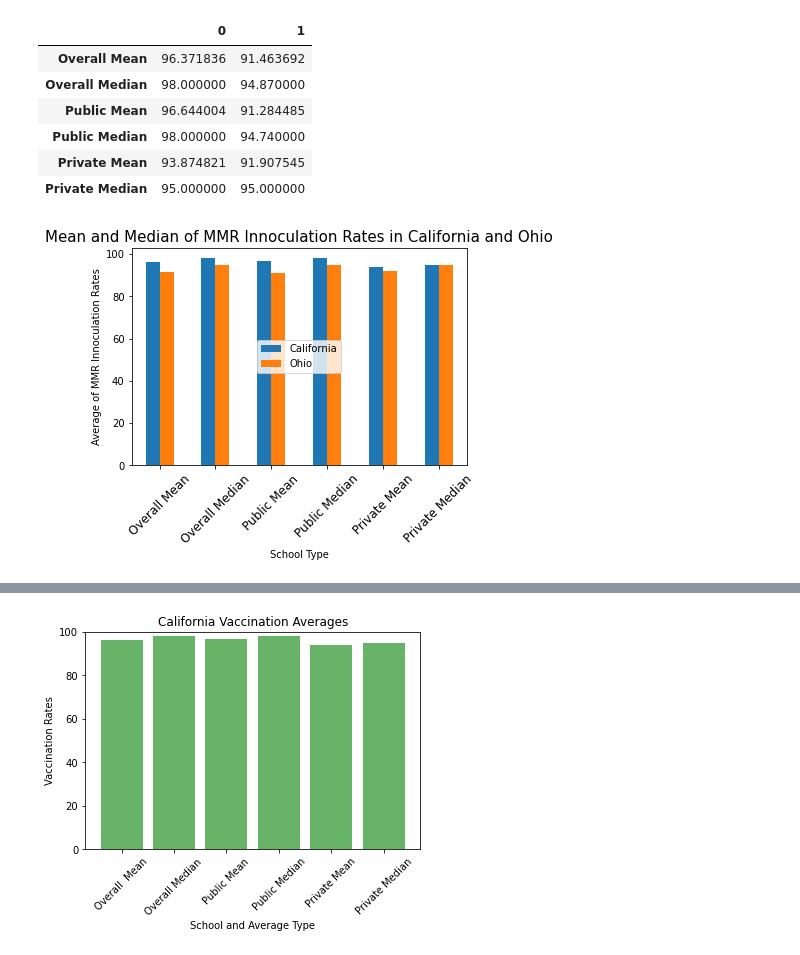
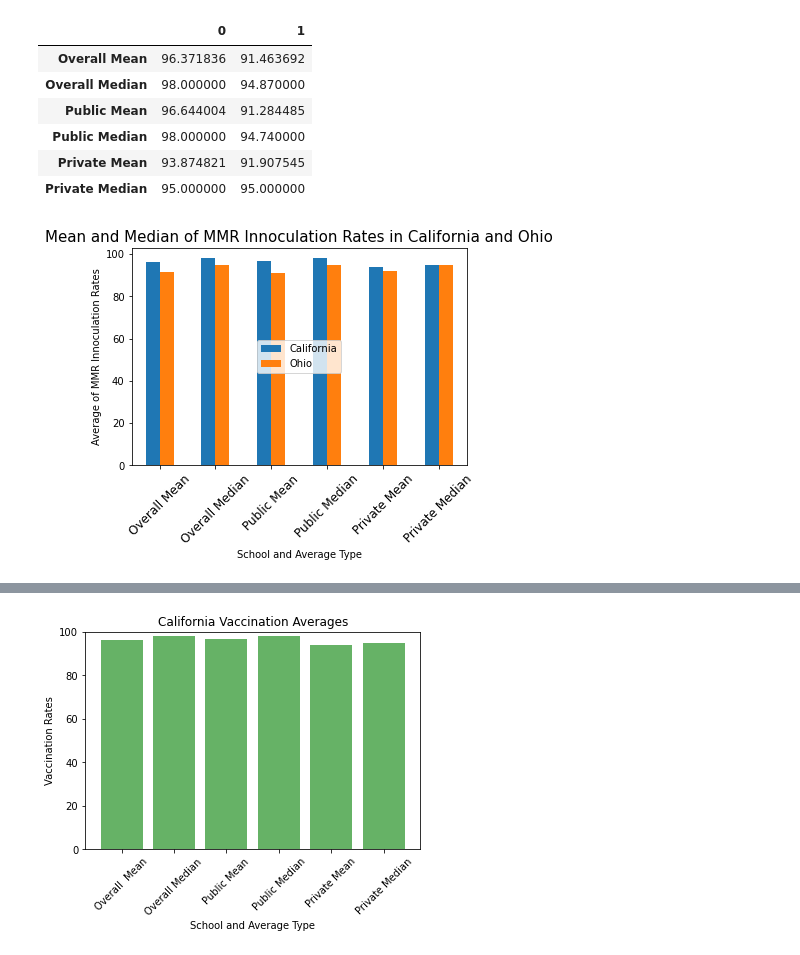
Before and after one commit to mel-c-lowe/UMN_Bootcamp_Project_One, a Jupyter notebook: MMR Vaccinations Trends.ipynb, the cells around one changed output, grey strips where cells are left out. Saved outputs shown, nothing was run; the diff lists cells and outputs as text; code cells hidden in the pictures.

```diff
--- a/MMR Vaccinations Trends.ipynb
+++ b/MMR Vaccinations Trends.ipynb
@@ -349,20 +349,20 @@ ohio_cali
 # %%
 ohio_cali
 oh_cal_labels = ohio_cali.index
 oh_cal_group_fig = ohio_cali.plot.bar(rot=45)
 x_axis = np.arange(len(oh_cal_labels))
 plt.ylabel("Average of MMR Innoculation Rates")
-plt.xlabel("School Type")
+plt.xlabel("School and Average Type")
 plt.title("Mean and Median of MMR Innoculation Rates in California and Ohio", fontsize=15)
 legend_text=plt.legend(loc="center")
 legend_text.get_texts()[0].set_text("California")
 legend_text.get_texts()[1].set_text("Ohio")
 # Legend text issues resolved with help from Stack Overflor
 # https://stackoverflow.com/questions/23037548/change-main-plot-legend-label-text
 
 tick_locations = [value for value in x_axis]
 plt.xticks(tick_locations, oh_cal_labels, rotation="45", fontsize=12)
 
 plt.show()
 # %% [output]
-[figure, old version]
+[figure, new version]
```
Also changed, not shown: parts of 3 cells of this notebook.
